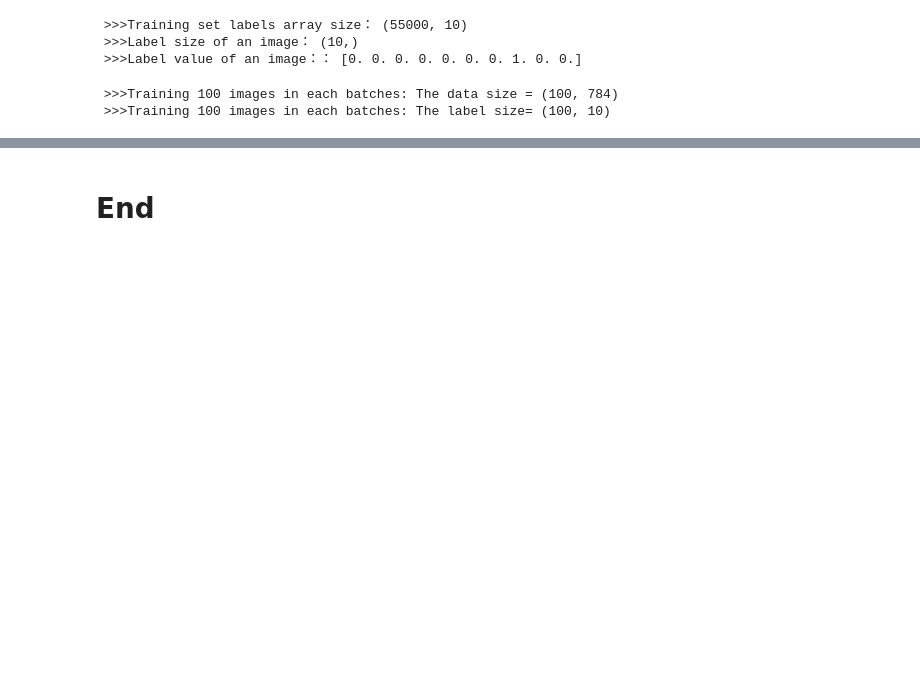
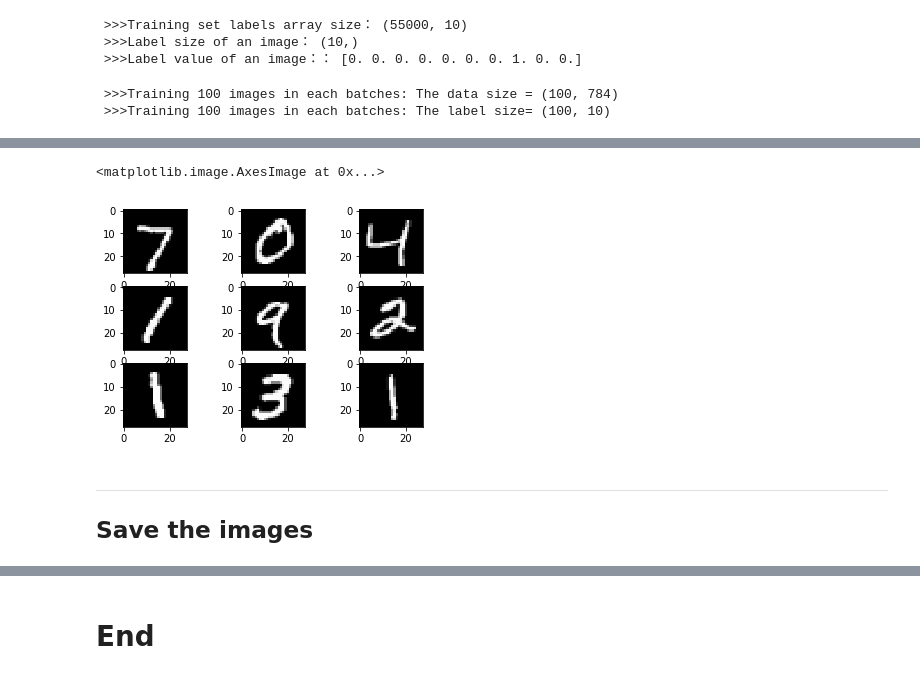
Before and after one commit to Tianle97/-Emerging-Thecnology-Project, a Jupyter notebook: mnist-dataset.ipynb, the cells around one changed output, grey strips where cells are left out. Saved outputs shown, nothing was run; the diff lists cells and outputs as text; code cells hidden in the pictures; blank space fills up the shorter version.

```diff
--- a/mnist-dataset.ipynb
+++ b/mnist-dataset.ipynb
@@ -162,0 +164,55 @@ plt.show()
+# %%
+# Another way to display the images
+from keras.datasets import mnist
+# There are 2 tuples. The first tuple stores the images we have manually sorted.
+# That means each image has its own corresponding label, which can be used for training.
+# The second tuple stores images that we have not yet classified.
+# After the first tuple is trained, we can classify the second tuple using a neural network.
+# According to the actual value of the experimental results and our predicted values, the corresponding loss values are obtained.
+# Reuse the back propagation for parameter update, then classify, and then repeat the above steps until the loss value is minimum
+(X_train, y_train), (X_test, y_test) = mnist.load_data()
+# 这里返回的是手写图片的两个tuple，第一个tuple存储的是我们已经人工分类好的图片，
+# 也就是每一张图片都有自己对应的标签，然后可以拿来训练，
+# 第二个tuple存储的是我们还没分类的图片，
+# 在第一个tuple训练完后，我们可以把第二个tuple利用神经网络进行分类，
+# 根据实验结果的真实值与我们的预测值进行对比得到相应的损失值，
+# 再利用反向传播进行参数更新，再进行分类，然后重复前述步骤直至损失值最小
+
+# The function is to determine the position of the image and the number of images.
+# The first two 3 means that 9 images can be placed
+# If it becomes 221, you can put 4 pictures,
+#then the next one is to determine the position of the image, in the first one, the following subplot is the same.
+plt.subplot(331)
+# subplot函数的作用是确定图像的位置以及图像的个数，前两个3的意思是可以放9张图片，
+# 如果变成221的话，就是可以放4张图片，然后后面的1，是确定图像的位置，处于第一个，以下的subplot同理
+
+# 这里个把图片显示出来
+# X_train存储的是图像的像素点组成的list数据类型，
+# 这里面又由一个二维的list（28 x 28的像素点值）和一个对应的标签list组成，
+# y_train存储的是对应图像的标签，也就是该图像代表什么数字
+# Display the images
+plt.imshow(X_test[0], cmap=plt.get_cmap('gray'))
+
+plt.subplot(332)
+plt.imshow(X_train[1], cmap=plt.get_cmap('gray'))
+plt.subplot(333)
+plt.imshow(X_train[2], cmap=plt.get_cmap('gray'))
+plt.subplot(334)
+plt.imshow(X_train[3], cmap=plt.get_cmap('gray'))
+plt.subplot(335)
+plt.imshow(X_train[4], cmap=plt.get_cmap('gray'))
+plt.subplot(336)
+plt.imshow(X_train[5], cmap=plt.get_cmap('gray'))
+plt.subplot(337)
+plt.imshow(X_train[6], cmap=plt.get_cmap('gray'))
+plt.subplot(338)
+plt.imshow(X_train[7], cmap=plt.get_cmap('gray'))
+plt.subplot(339)
+plt.imshow(X_train[8], cmap=plt.get_cmap('gray'))
+#我们这里第一个参数是图片的像素点值组成的数组（列表），第二个参数是指明图片的色彩
+# %% [output]
+<matplotlib.image.AxesImage at 0x...>
+[figure, added]
+# %% [markdown]
+***
+## Save the images
```
Also changed, not shown: parts of 4 cells of this notebook, 20 other files.
